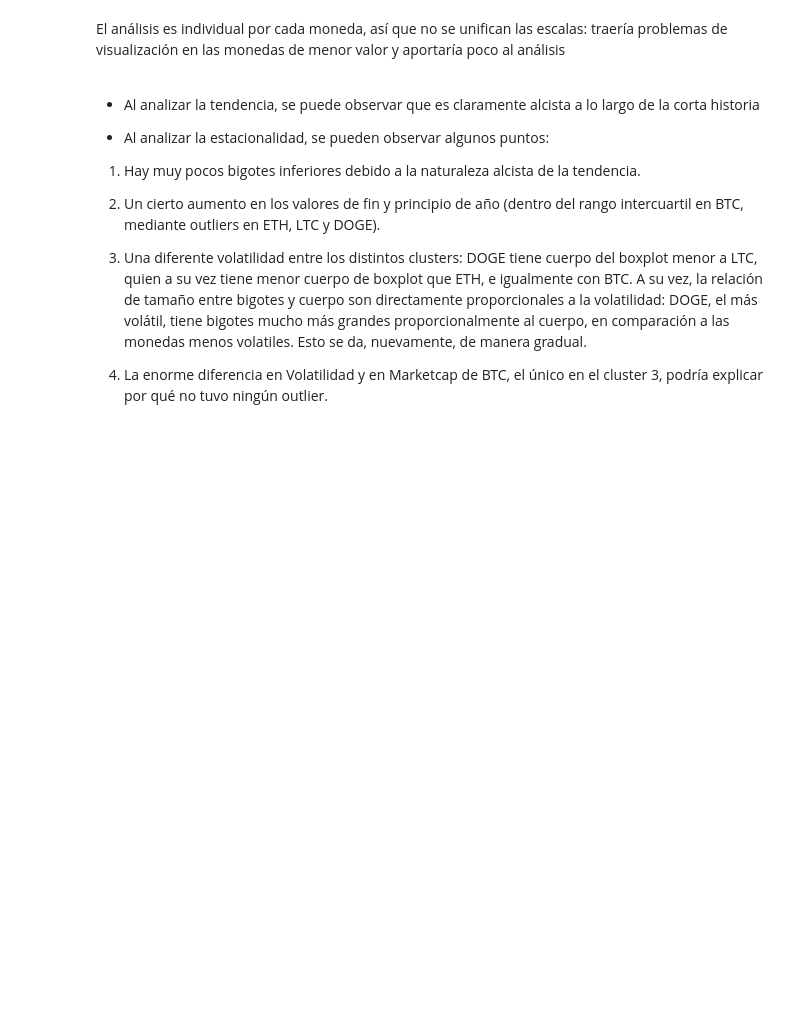
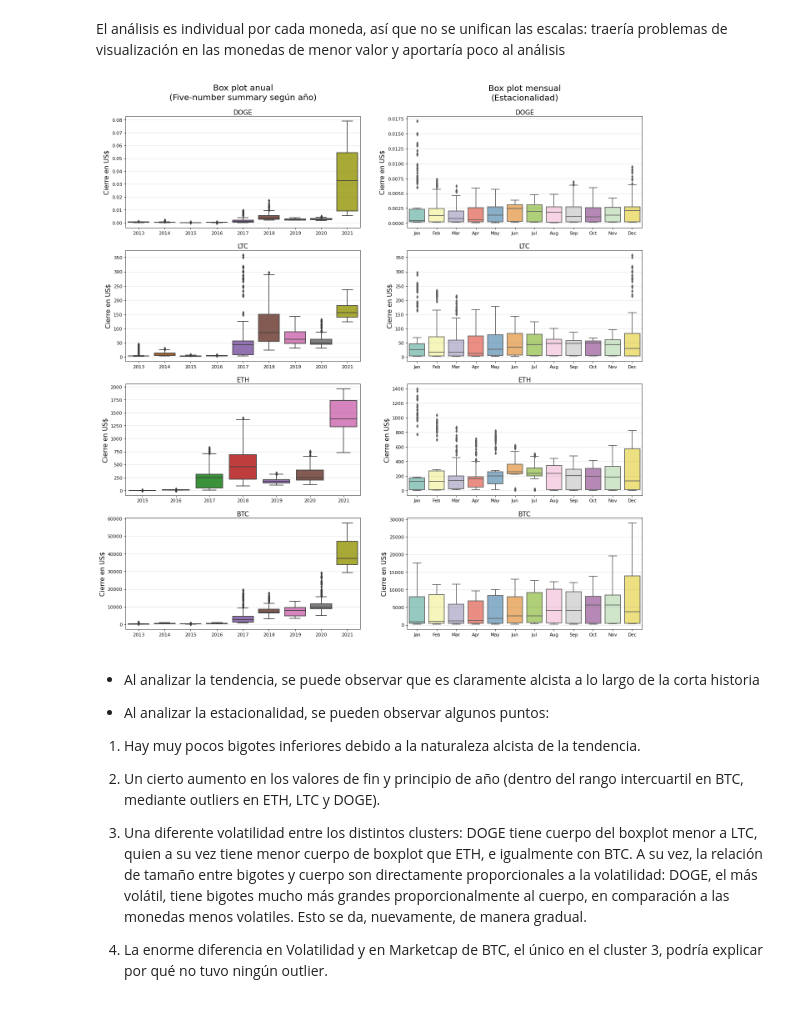
Before and after one commit to Agustin-Bulzomi/Projects, a Jupyter notebook: Programming/Digital House (Python)/Project 4 - Criptocurrencies/1) Analysis.ipynb, the cells around one changed output. Cells and saved outputs as stored; diff of their text form; code cells hidden in the pictures; blank space fills up the shorter version.

```diff
--- a/Programming/Digital House (Python)/Project 4 - Criptocurrencies/1) Analysis.ipynb
+++ b/Programming/Digital House (Python)/Project 4 - Criptocurrencies/1) Analysis.ipynb
@@ -303,3 +386,57 @@ plt.savefig('boxplots.png')
+# %%
+fig, axes = plt.subplots(4, 2, figsize = (20,20), dpi = 80)
+
+box = sns.boxplot(x ='Year', y ='Close', data = doge, ax = axes[0, 0])
+axes[0, 0].xaxis.set_label_position('top')
+axes[0, 0].set_xlabel('DOGE', fontsize= 14)
+axes[0, 0].grid(which='major', axis='y', color='gray', lw=1, alpha=0.2)
+
+sns.boxplot(x ='Month', y ='Close', data = doge.loc[~doge.Year.isin([2013, 2021]), :], ax = axes[0, 1], palette ='Set3')
+axes[0, 1].xaxis.set_label_position('top')
+axes[0, 1].set_xlabel('DOGE', fontsize= 14)
+axes[0, 1].grid(which='major', axis='y', color='gray', lw=1, alpha=0.2)
+
+sns.boxplot(x ='Year', y ='Close', data = ltc, ax = axes[1, 0])
+axes[1, 0].xaxis.set_label_position('top')
+axes[1, 0].set_xlabel('LTC', fontsize= 14)
+axes[1, 0].grid(which='major', axis='y', color='gray', lw=1, alpha=0.2)
+
+sns.boxplot(x ='Month', y ='Close', data = ltc.loc[~ltc.Year.isin([2013, 2021]), :], ax = axes[1, 1], palette ='Set3')
+axes[1, 1].xaxis.set_label_position('top')
+axes[1, 1].set_xlabel('LTC', fontsize= 14)
+axes[1, 1].grid(which='major', axis='y', color='gray', lw=1, alpha=0.2)
+
+sns.boxplot(x ='Year', y ='Close', data = eth, ax = axes[2, 0])
+axes[2, 0].xaxis.set_label_position('top')
+axes[2, 0].set_xlabel('ETH', fontsize= 14)
+axes[2, 0].grid(which='major', axis='y', color='gray', lw=1, alpha=0.2)
+
+sns.boxplot(x ='Month', y ='Close', data = eth.loc[~eth.Year.isin([2013, 2021]), :], ax = axes[2, 1], palette ='Set3',
+            order = ['Jan', 'Feb', 'Mar', 'Apr', 'May', 'Jun', 'Jul', 'Aug', 'Sep', 'Oct', 'Nov', 'Dec'])
+axes[2, 1].xaxis.set_label_position('top')
+axes[2, 1].set_xlabel('ETH', fontsize= 14)
+axes[2, 1].grid(which='major', axis='y', color='gray', lw=1, alpha=0.2)
+
+sns.boxplot(x ='Year', y ='Close', data = btc, ax = axes[3, 0])
+axes[3, 0].xaxis.set_label_position('top')
+axes[3, 0].set_xlabel('BTC', fontsize= 14)
+axes[3, 0].grid(which='major', axis='y', color='gray', lw=1, alpha=0.2)
+
+sns.boxplot(x ='Month', y ='Close', data = btc.loc[~btc.Year.isin([2013, 2021]), :], ax = axes[3, 1], palette ='Set3')
+axes[3, 1].xaxis.set_label_position('top')
+axes[3, 1].set_xlabel('BTC', fontsize= 14)
+axes[3, 1].grid(which='major', axis='y', color='gray', lw=1, alpha=0.2)
+
+
+#Seteamos los títulos:
+axes[0, 0].set_title('Box plot anual\n(Five-number summary según año)', fontsize = 18, pad = 35);
+axes[0, 1].set_title('Box plot mensual\n(Estacionalidad)', fontsize = 18, pad = 35);
+for ax in axes.flat:
+    ax.set_ylabel('Cierre en US$', fontsize=14, rotation='vertical');
+
+plt.savefig('Box plots.png')
+# %% [output]
+[figure, added]
 # %% [markdown]
 - Al analizar la tendencia, se puede observar que es claramente alcista a lo largo de la corta historia
 
```
Also changed, not shown: parts of 22 cells of this notebook, 20 other files.
